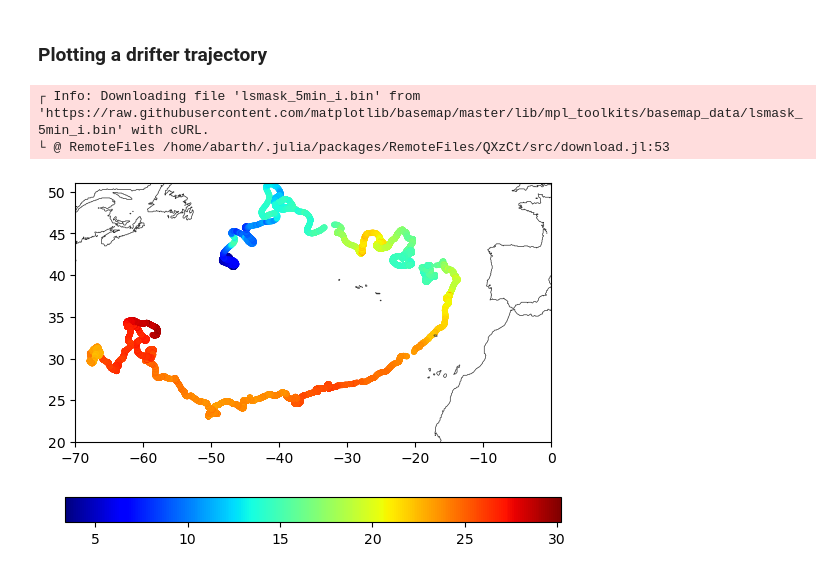
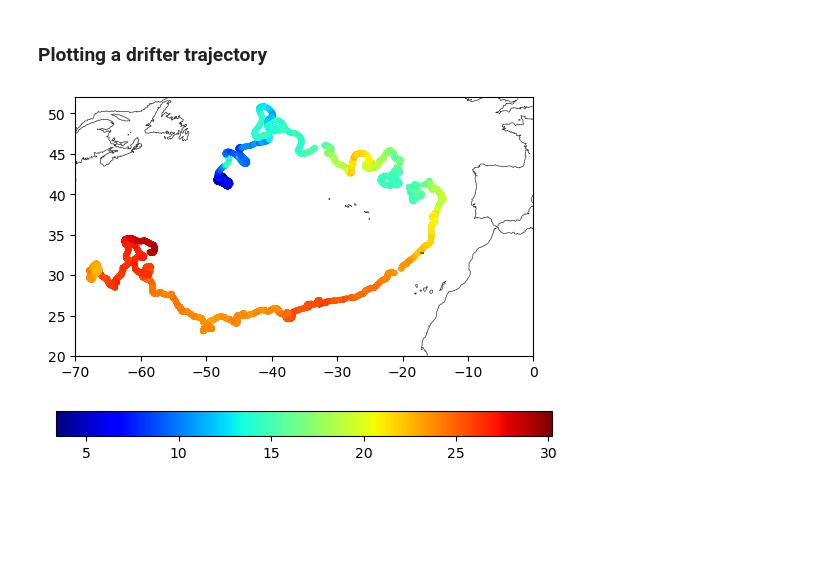
Before and after one commit to Alexander-Barth/getting-ocean-data, a Jupyter notebook: DataAccess-CMEMS.ipynb, the cells around one changed output. Drawn from its saved outputs; the diff is of its cells as text; code cells hidden in the pictures; blank space fills up the shorter version.

```diff
--- a/DataAccess-CMEMS.ipynb
+++ b/DataAccess-CMEMS.ipynb
@@ -216,12 +211,10 @@ extrema(obstime[sel]) = (DateTime("2016-03-08T20:00:00"), DateTime("2018-12-31T2
 # %%
 scatter(lon[sel],lat[sel],10,T[sel],cmap="jet")
 colorbar(orientation = "horizontal")
 xlim(-70,0)
-ylim(20,51)
+ylim(20,52)
 clon,clat,data = GeoDatasets.landseamask(;resolution='i',grid=5)
 contour(clon,clat,data',[0.5],colors=[[0.2,0.2,0.2]],linewidths=0.5)
 gca().set_aspect(1/cos(pi*mean(ylim()) / 180))
 # %% [output]
-┌ Info: Downloading file 'lsmask_5min_i.bin' from 'https://raw.githubusercontent.com/matplotlib/basemap/master/lib/mpl_toolkits/basemap_data/lsmask_5min_i.bin' with cURL.
-└ @ RemoteFiles /home/abarth/.julia/packages/RemoteFiles/QXzCt/src/download.jl:53
-[figure, old version]
+[figure, new version]
```
Also changed, not shown: parts of 3 cells of this notebook.
